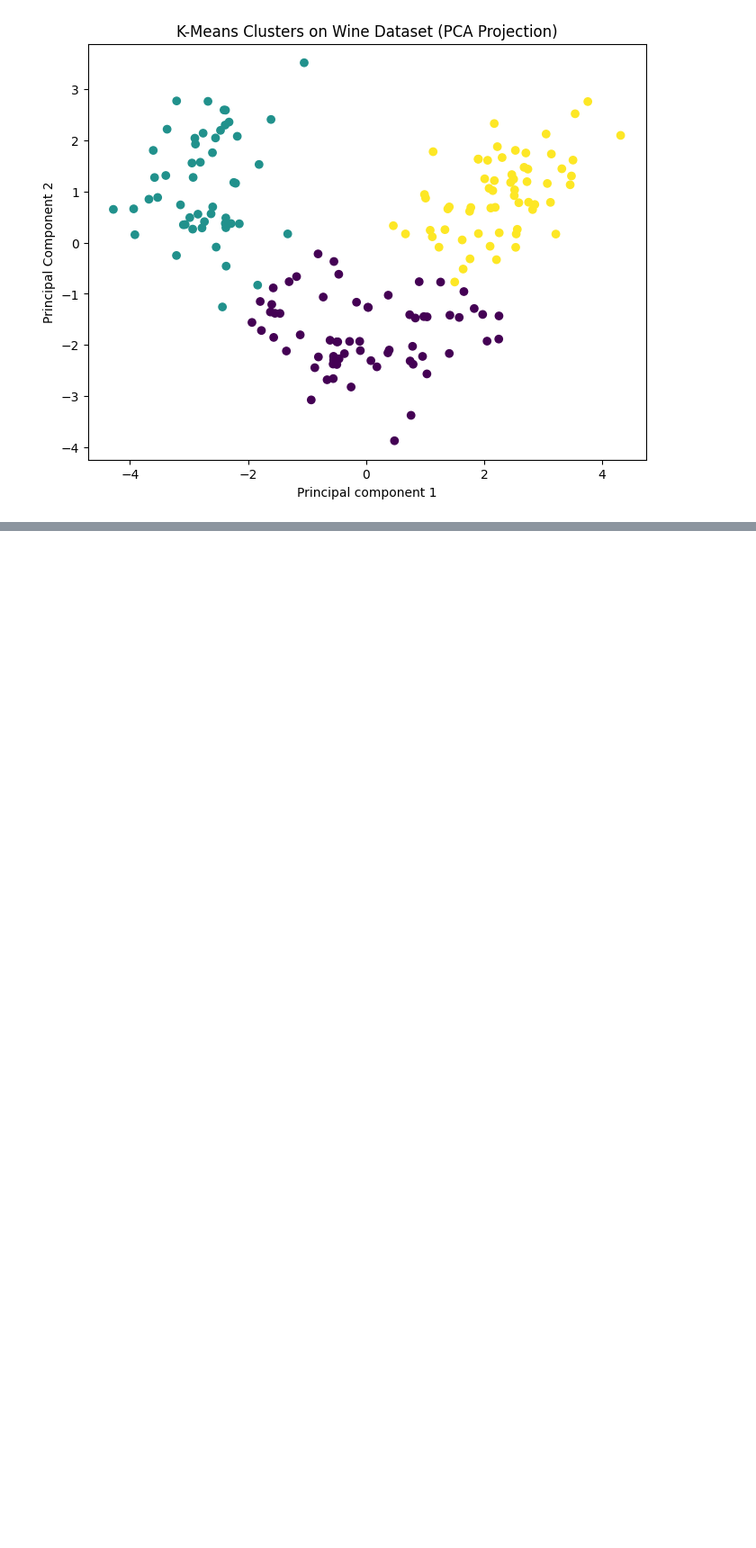
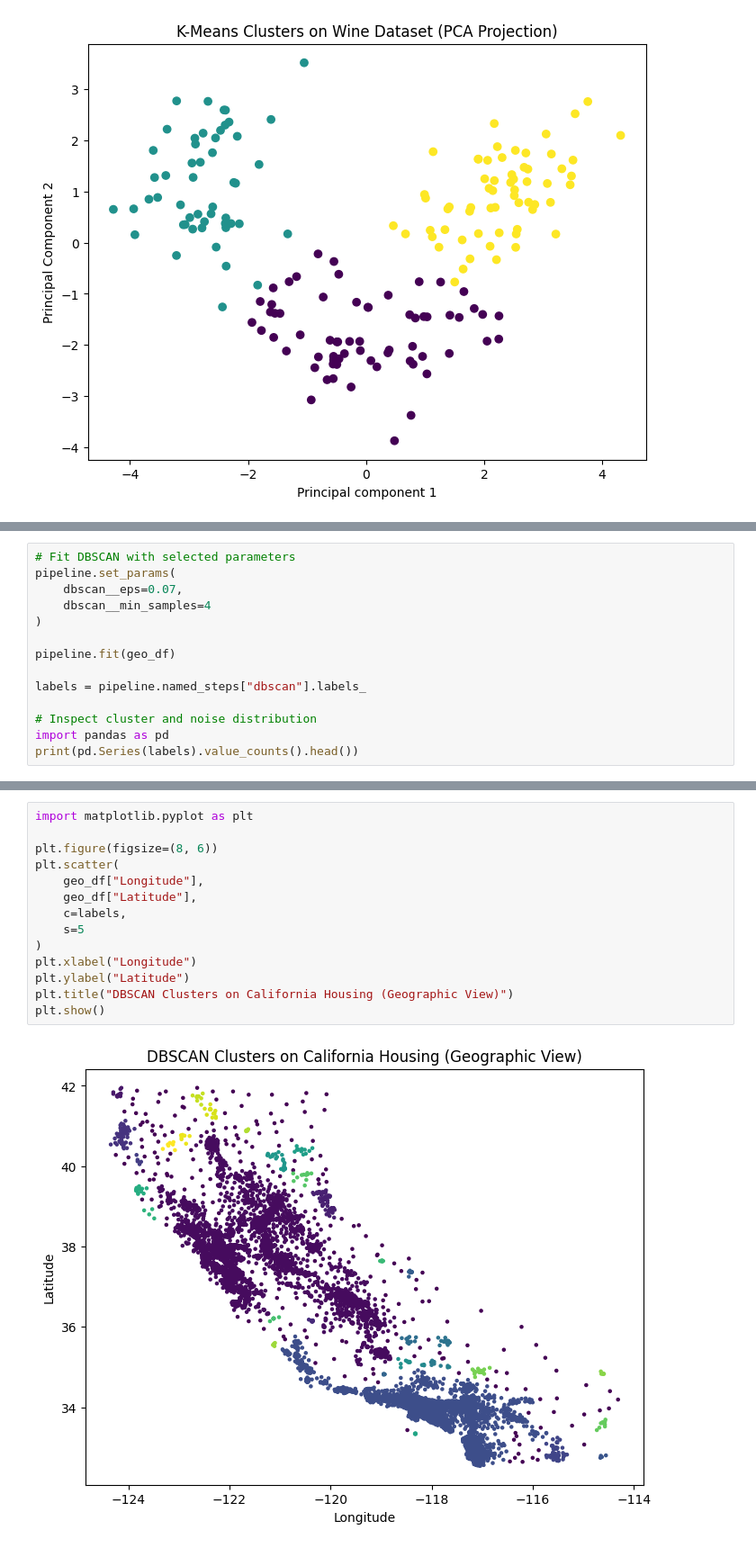
Before and after one commit to AromalDileep/traditional_ml, a Jupyter notebook: notebooks/10_unsupervised_learning.ipynb, the cells around one changed output, grey strips where cells are left out. Shown at 90% size. Drawn from its saved outputs; the diff is of its cells as text; blank space fills up the shorter version.

```diff
--- a/notebooks/10_unsupervised_learning.ipynb
+++ b/notebooks/10_unsupervised_learning.ipynb
@@ -767,0 +1214,14 @@ plt.show()
+# %%
+# Fit DBSCAN with selected parameters
+pipeline.set_params(
+    dbscan__eps=0.07,
+    dbscan__min_samples=4
+)
+
+pipeline.fit(geo_df)
+
+labels = pipeline.named_steps["dbscan"].labels_
+
+# Inspect cluster and noise distribution
+import pandas as pd
+print(pd.Series(labels).value_counts().head())
@@ -767,0 +1251,16 @@ plt.show()
+# %%
+import matplotlib.pyplot as plt
+
+plt.figure(figsize=(8, 6))
+plt.scatter(
+    geo_df["Longitude"],
+    geo_df["Latitude"],
+    c=labels,
+    s=5
+)
+plt.xlabel("Longitude")
+plt.ylabel("Latitude")
+plt.title("DBSCAN Clusters on California Housing (Geographic View)")
+plt.show()
+# %% [output]
+[figure, added]
```
Also changed, not shown: parts of 26 cells of this notebook, 1 other file.
